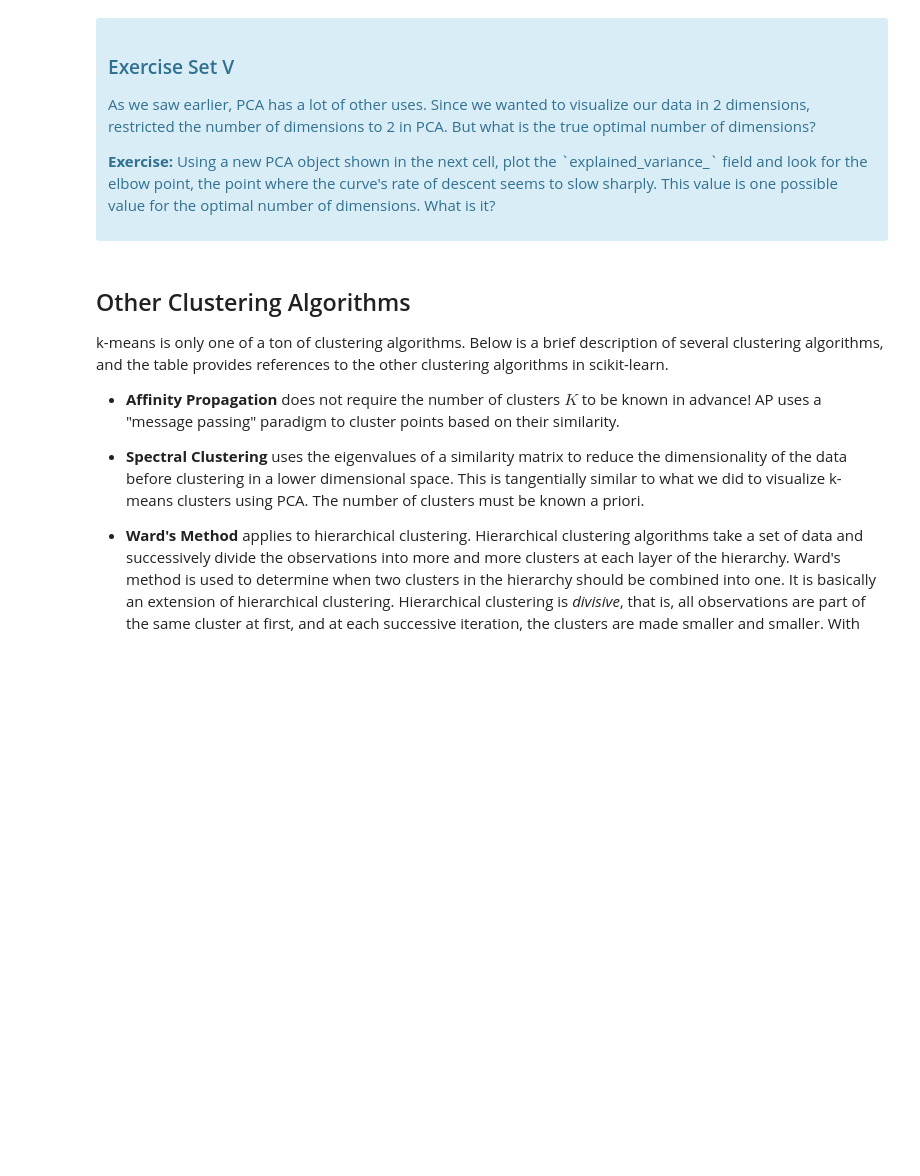
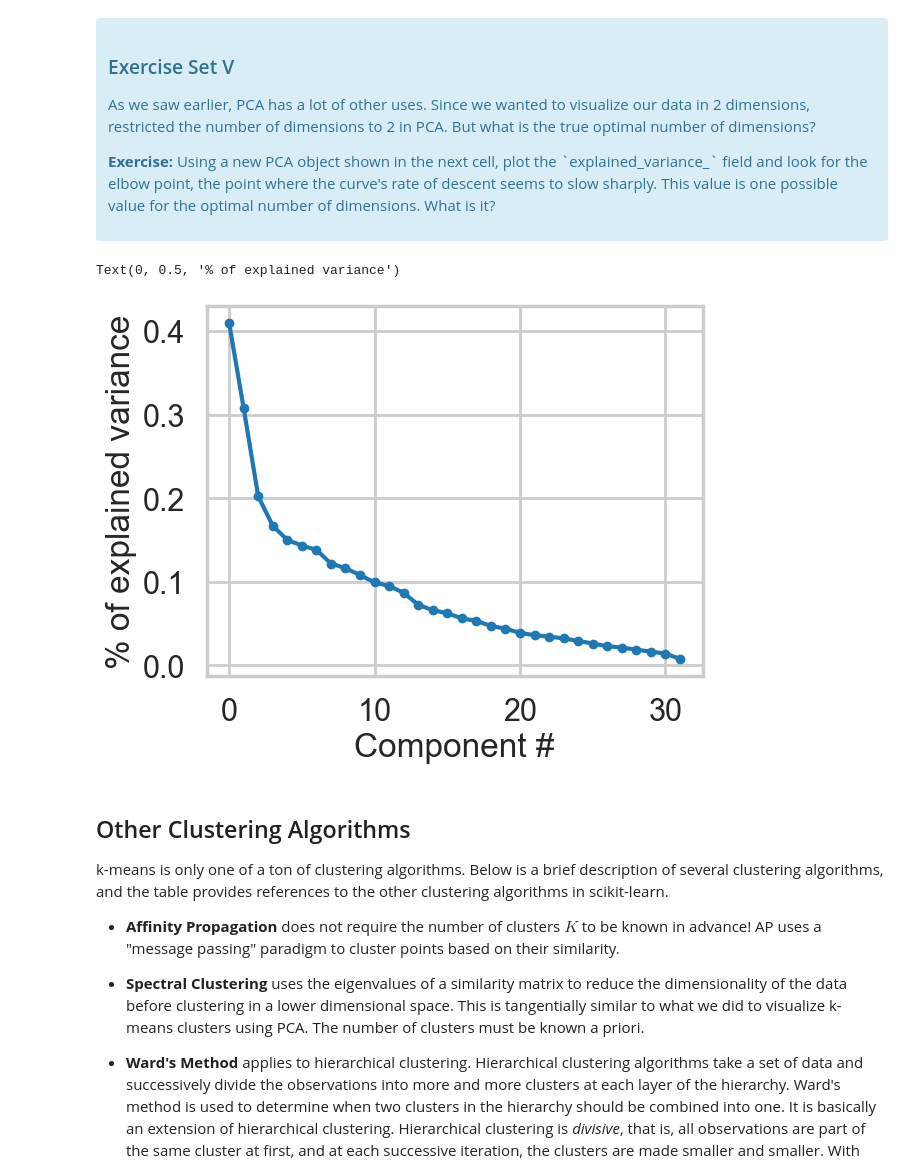
Before and after one commit to jeffreyding18/mec-mini-projects, a Jupyter notebook: mec-16.2.6-clustering-mini-project/Mini_Project_Clustering.ipynb, the cells around one changed output. Cells and saved outputs as stored; diff of their text form; code cells hidden in the pictures; blank space fills up the shorter version.

```diff
--- a/mec-16.2.6-clustering-mini-project/Mini_Project_Clustering.ipynb
+++ b/mec-16.2.6-clustering-mini-project/Mini_Project_Clustering.ipynb
@@ -403,3 +395,16 @@ pca.fit(X)
+# %%
+pca = PCA()
+EVs = pca.fit(x_cols).explained_variance_
+
+fig = plt.figure()
+plt.plot(EVs, '.-')
+plt.xlabel("Component #")
+plt.ylabel("% of explained variance")
+
+# I would say that the best "elbow" point would be around the fifth principal component, as it decreases as a fairly constant rate past that point
+# %% [output]
+Text(0, 0.5, '% of explained variance')
+[figure, added]
 # %% [markdown]
 ## Other Clustering Algorithms
 
```
Also changed, not shown: parts of 3 cells of this notebook.
